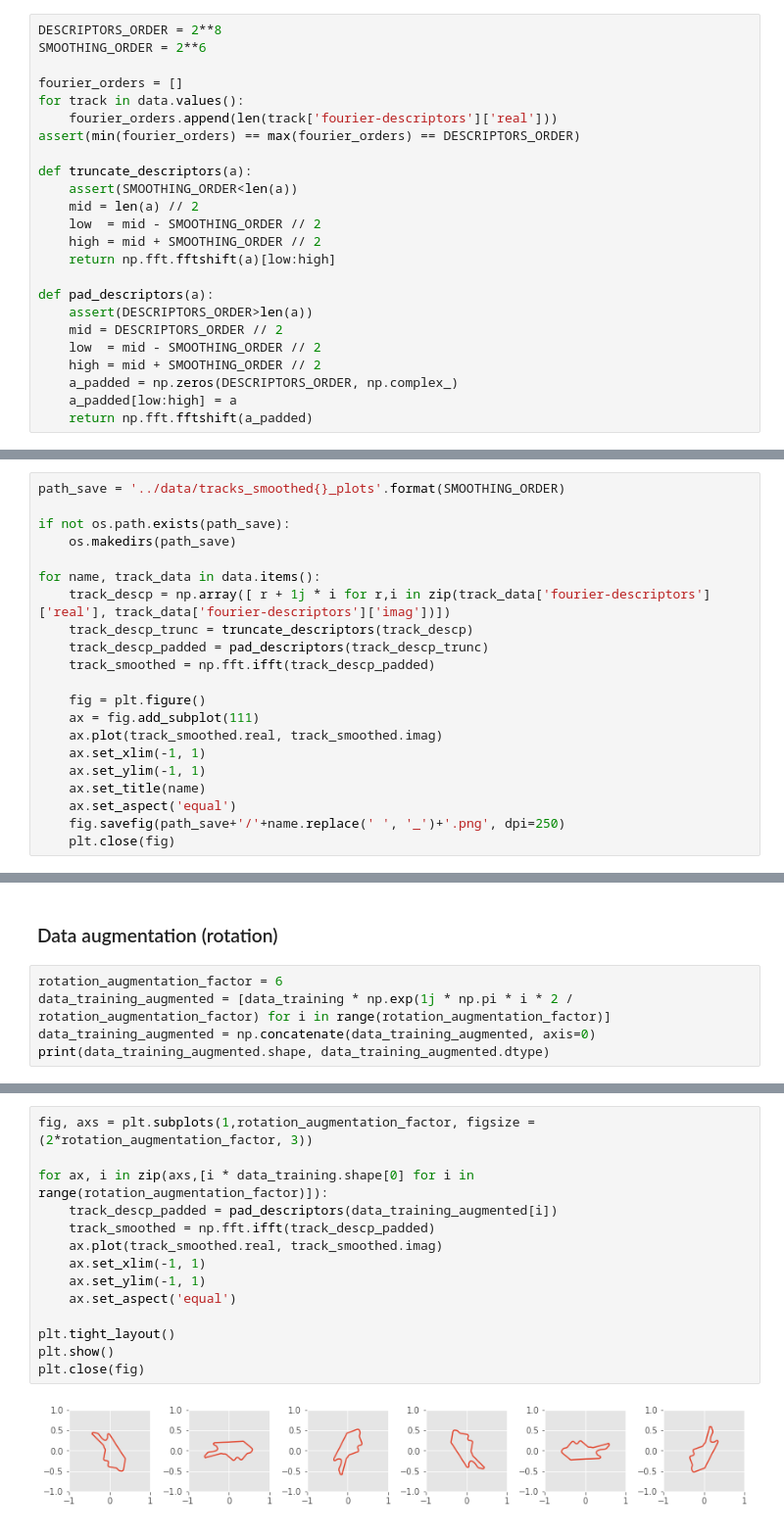
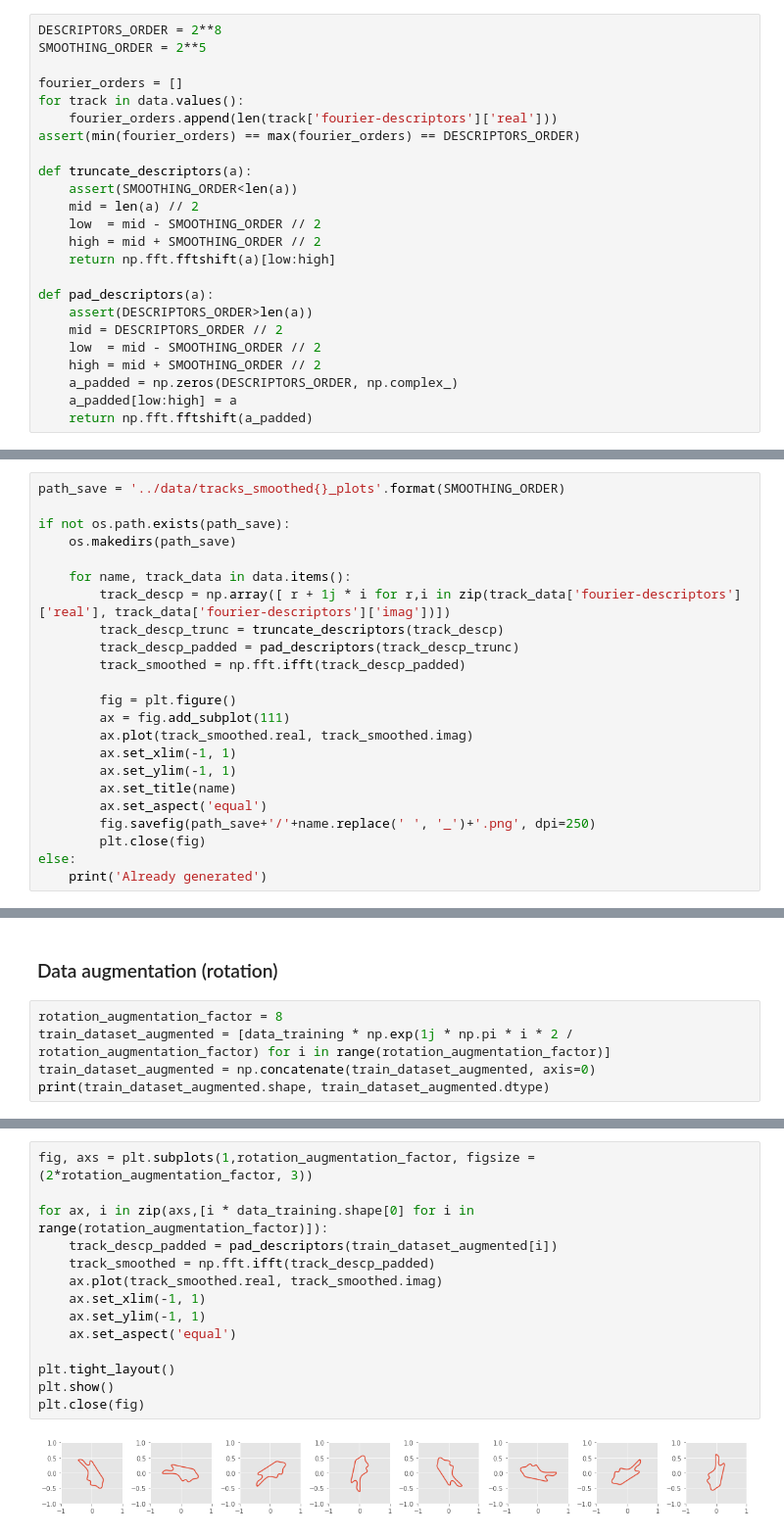
Before and after one commit to ArthurFDLR/race-track-generator, a Jupyter notebook: src/gan-custom.ipynb, the cells around one changed output, grey strips where cells are left out. Shown at 98% size. Cells and saved outputs as stored; diff of their text form.

```diff
--- a/src/gan-custom.ipynb
+++ b/src/gan-custom.ipynb
@@ -13,7 +20,7 @@ with open('../data/tracks_fourier.json') as f:
     data = json.load(f)
 # %%
 DESCRIPTORS_ORDER = 2**8
-SMOOTHING_ORDER = 2**6
+SMOOTHING_ORDER = 2**5
 
 fourier_orders = []
 for track in data.values():
@@ -70,18 +77,20 @@ path_save = '../data/tracks_smoothed{}_plots'.format(SMOOTHING_ORDER)
 if not os.path.exists(path_save):
     os.makedirs(path_save)
 
-for name, track_data in data.items():
-    track_descp = np.array([ r + 1j * i for r,i in zip(track_data['fourier-descriptors']['real'], track_data['fourier-descriptors']['imag'])])
-    track_descp_trunc = truncate_descriptors(track_descp)
-    track_descp_padded = pad_descriptors(track_descp_trunc)
-    track_smoothed = np.fft.ifft(track_descp_padded)
+    for name, track_data in data.items():
+        track_descp = np.array([ r + 1j * i for r,i in zip(track_data['fourier-descriptors']['real'], track_data['fourier-descriptors']['imag'])])
+        track_descp_trunc = truncate_descriptors(track_descp)
+        track_descp_padded = pad_descriptors(track_descp_trunc)
+        track_smoothed = np.fft.ifft(track_descp_padded)
 
-    fig = plt.figure()
-    ax = fig.add_subplot(111)
-    ax.plot(track_smoothed.real, track_smoothed.imag)
-    ax.set_xlim(-1, 1)
-    ax.set_ylim(-1, 1)
-    ax.set_title(name)
-    ax.set_aspect('equal')
-    fig.savefig(path_save+'/'+name.replace(' ', '_')+'.png', dpi=250)
-    plt.close(fig)
+        fig = plt.figure()
+        ax = fig.add_subplot(111)
+        ax.plot(track_smoothed.real, track_smoothed.imag)
+        ax.set_xlim(-1, 1)
+        ax.set_ylim(-1, 1)
+        ax.set_title(name)
+        ax.set_aspect('equal')
+        fig.savefig(path_save+'/'+name.replace(' ', '_')+'.png', dpi=250)
+        plt.close(fig)
+else:
+    print('Already generated')
@@ -100,8 +111,8 @@ print(data_training.shape, data_training.dtype)
 # %% [markdown]
 ### Data augmentation (rotation)
 # %%
-rotation_augmentation_factor = 6
-data_training_augmented = [data_training * np.exp(1j * np.pi * i * 2 / rotation_augmentation_factor) for i in range(rotation_augmentation_factor)]
-data_training_augmented = np.concatenate(data_training_augmented, axis=0)
-print(data_training_augmented.shape, data_training_augmented.dtype)
+rotation_augmentation_factor = 8
+train_dataset_augmented = [data_training * np.exp(1j * np.pi * i * 2 / rotation_augmentation_factor) for i in range(rotation_augmentation_factor)]
+train_dataset_augmented = np.concatenate(train_dataset_augmented, axis=0)
+print(train_dataset_augmented.shape, train_dataset_augmented.dtype)
 # %% [output]
@@ -109,16 +120,16 @@ print(data_training_augmented.shape, data_training_augmented.dtype)
 # %%
 fig, axs = plt.subplots(1,rotation_augmentation_factor, figsize = (2*rotation_augmentation_factor, 3))
 
 for ax, i in zip(axs,[i * data_training.shape[0] for i in range(rotation_augmentation_factor)]):
-    track_descp_padded = pad_descriptors(data_training_augmented[i])
+    track_descp_padded = pad_descriptors(train_dataset_augmented[i])
     track_smoothed = np.fft.ifft(track_descp_padded)
     ax.plot(track_smoothed.real, track_smoothed.imag)
     ax.set_xlim(-1, 1)
     ax.set_ylim(-1, 1)
     ax.set_aspect('equal')
 
 plt.tight_layout()
 plt.show()
 plt.close(fig)
 # %% [output]
-[figure, old version]
+[figure, new version]
```
Also changed, not shown: parts of 25 cells of this notebook.
